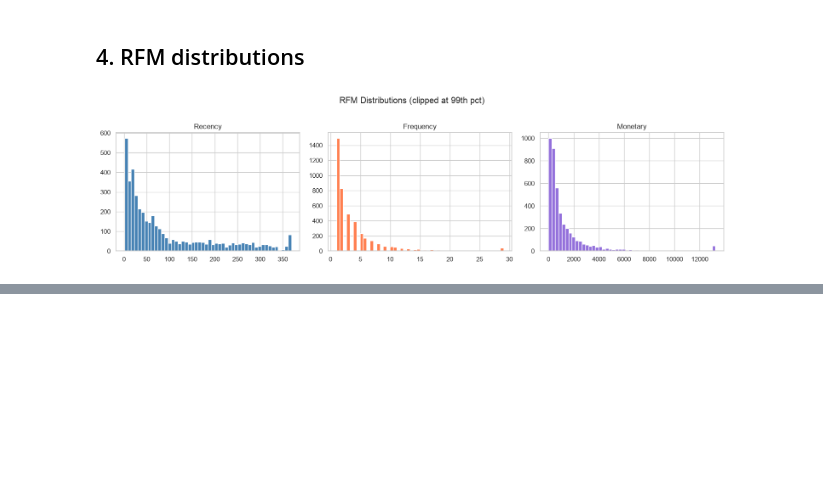
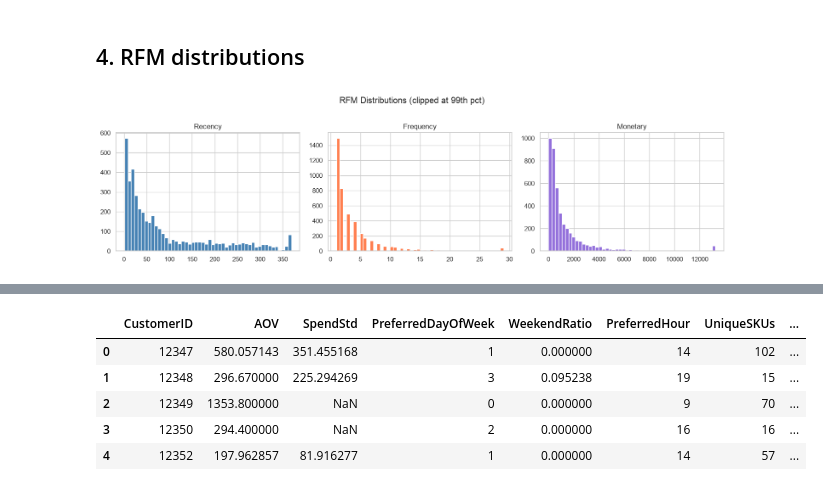
Before and after one commit to LathiyaHit/customer-segmentation-retention, a Jupyter notebook: research/03_feature_engineering.ipynb, the cells around one changed output, grey strips where cells are left out. Saved outputs shown, nothing was run; the diff lists cells and outputs as text; code cells hidden in the pictures; blank space fills up the shorter version.

Commit message:
Behavioural & Cohort Feature Added

```diff
--- a/research/03_feature_engineering.ipynb
+++ b/research/03_feature_engineering.ipynb
@@ -66,0 +84,75 @@ plt.show()
+# %%
+# Average order value + spend volatility
+aov = (
+    df.groupby(["CustomerID","InvoiceNo"])["Revenue"].sum()
+    .reset_index()
+    .groupby("CustomerID")["Revenue"]
+    .agg(AOV="mean", SpendStd="std")
+    .reset_index()
+)
+
+# Temporal patterns
+temporal = df.groupby("CustomerID").agg(
+    PreferredDayOfWeek = ("InvoiceDate", lambda x: x.dt.dayofweek.mode()[0]),
+    WeekendRatio       = ("InvoiceDate", lambda x: (x.dt.dayofweek >= 5).mean()),
+    PreferredHour      = ("InvoiceDate", lambda x: x.dt.hour.mode()[0]),
+).reset_index()
+
+# Product diversity
+product = df.groupby("CustomerID").agg(
+    UniqueSKUs     = ("StockCode", "nunique"),
+    TotalItems     = ("Quantity",  "sum"),
+    RepeatSKURatio = ("StockCode", lambda x: x.duplicated().mean()),
+).reset_index()
+
+# Inter-purchase gap
+gaps = (
+    df.groupby(["CustomerID","InvoiceNo"])["InvoiceDate"].min()
+    .reset_index()
+    .sort_values(["CustomerID","InvoiceDate"])
+    .groupby("CustomerID")["InvoiceDate"]
+    .apply(lambda x: x.diff().dt.days.dropna())
+    .reset_index(level=0)
+    .rename(columns={"InvoiceDate": "GapDays"})
+    .groupby("CustomerID")["GapDays"]
+    .agg(AvgGap="mean", StdGap="std")
+    .reset_index()
+)
+
+# Return rate
+#We cleaned the data in the previous notebook, so we can use the raw data to calculate return rate.
+RAW = Path("../data/raw/online_retail.csv")
+df_raw = pd.read_csv(RAW,encoding='latin1')
+df_raw["CustomerID"] = df_raw["CustomerID"].dropna()
+df_raw = df_raw.dropna(subset=["CustomerID"])
+df_raw["CustomerID"] = df_raw["CustomerID"].astype(int).astype(str)
+
+returns = (
+    df_raw.assign(
+        IsCancelled=df_raw["InvoiceNo"].astype(str).str.startswith("C")
+    )
+    .groupby("CustomerID")
+    .agg(
+        TotalOrders=("InvoiceNo", "nunique"),
+        CancelledOrders=("IsCancelled", "sum")
+    )
+    .reset_index()
+)
+
+returns["ReturnRate"] = (
+    returns["CancelledOrders"] / returns["TotalOrders"]
+)
+
+returns = returns[["CustomerID", "ReturnRate"]]
+
+behavioural = (
+    aov
+    .merge(temporal, on="CustomerID", how="left")
+    .merge(product,  on="CustomerID", how="left")
+    .merge(gaps,     on="CustomerID", how="left")
+    .merge(returns,  on="CustomerID", how="left")
+)
+
+print(f"Behavioural features shape: {behavioural.shape}")
+behavioural.head()
+# %% [output]
@@ -66,0 +160,6 @@ plt.show()
+|  | CustomerID | AOV | SpendStd | PreferredDayOfWeek | WeekendRatio | PreferredHour | UniqueSKUs | ... |
+| 0 | 12347 | 580.057143 | 351.455168 | 1 | 0.000000 | 14 | 102 | ... |
+| 1 | 12348 | 296.670000 | 225.294269 | 3 | 0.095238 | 19 | 15 | ... |
+| 2 | 12349 | 1353.800000 | NaN | 0 | 0.000000 | 9 | 70 | ... |
+| 3 | 12350 | 294.400000 | NaN | 2 | 0.000000 | 16 | 16 | ... |
+| 4 | 12352 | 197.962857 | 81.916277 | 1 | 0.000000 | 14 | 57 | ... |
```
Also changed, not shown: parts of 6 cells of this notebook.
